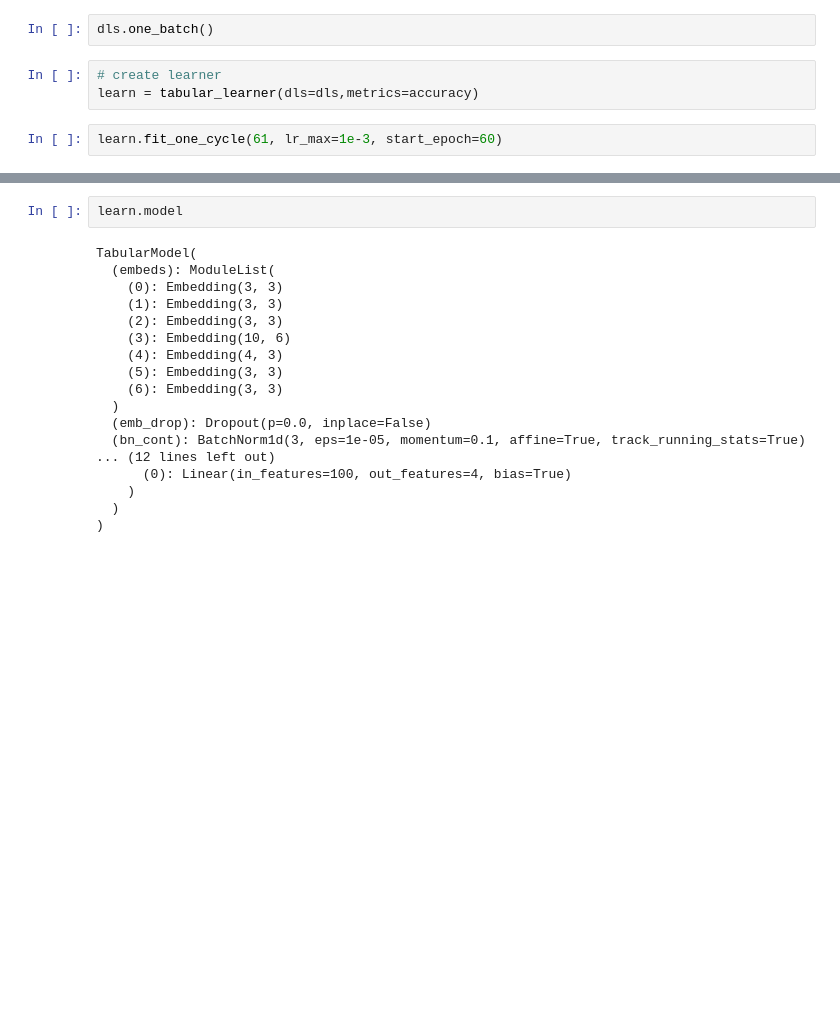
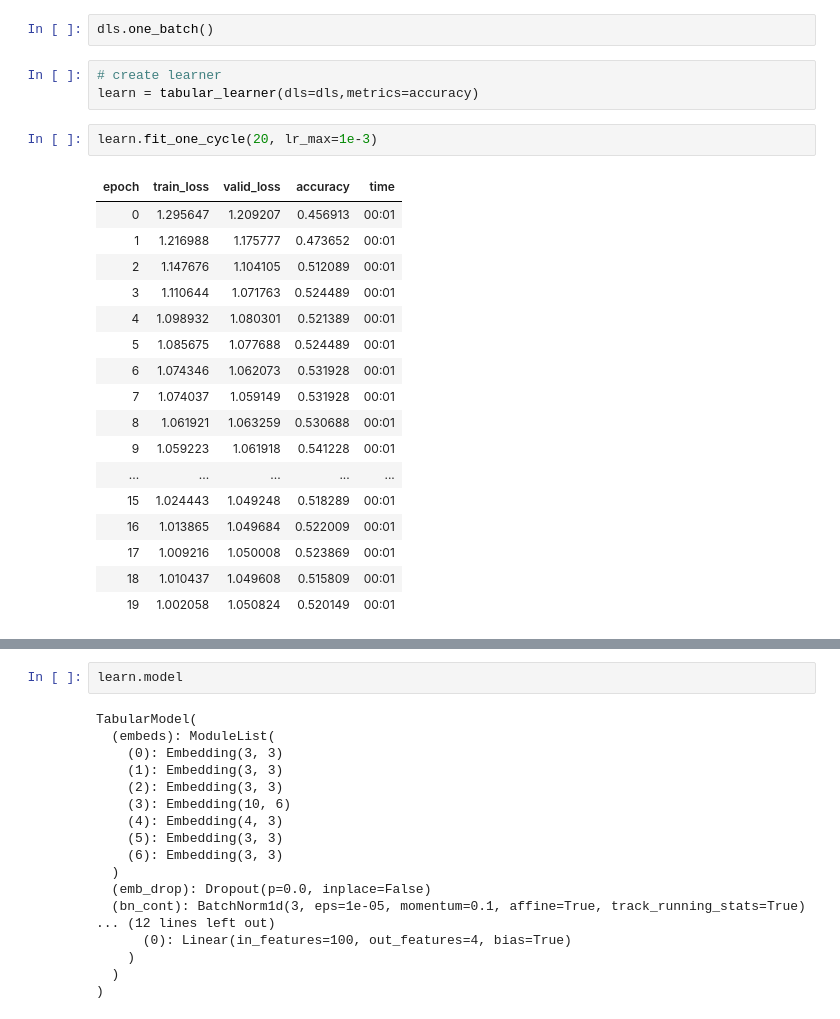
Before and after one commit to SamuelMiller413/Coding-Nomads-Deep-Learning-Miniproject-1, a Jupyter notebook: DL_Miniproject_Tabular_Data.ipynb, the cells around one changed output, grey strips where cells are left out. Saved outputs shown, nothing was run; the diff lists cells and outputs as text; blank space fills up the shorter version.

```diff
--- a/DL_Miniproject_Tabular_Data.ipynb
+++ b/DL_Miniproject_Tabular_Data.ipynb
@@ -862,6 +1273,24 @@ dls.one_batch()
 # create learner
 learn = tabular_learner(dls=dls,metrics=accuracy)
 # %%
-learn.fit_one_cycle(61, lr_max=1e-3, start_epoch=60)
+learn.fit_one_cycle(20, lr_max=1e-3)
+# %% [output]
+| epoch | train_loss | valid_loss | accuracy | time |
+| 0 | 1.295647 | 1.209207 | 0.456913 | 00:01 |
+| 1 | 1.216988 | 1.175777 | 0.473652 | 00:01 |
+| 2 | 1.147676 | 1.104105 | 0.512089 | 00:01 |
+| 3 | 1.110644 | 1.071763 | 0.524489 | 00:01 |
+| 4 | 1.098932 | 1.080301 | 0.521389 | 00:01 |
+| 5 | 1.085675 | 1.077688 | 0.524489 | 00:01 |
+| 6 | 1.074346 | 1.062073 | 0.531928 | 00:01 |
+| 7 | 1.074037 | 1.059149 | 0.531928 | 00:01 |
+| 8 | 1.061921 | 1.063259 | 0.530688 | 00:01 |
+| 9 | 1.059223 | 1.061918 | 0.541228 | 00:01 |
+| ... | ... | ... | ... | ... |
+| 15 | 1.024443 | 1.049248 | 0.518289 | 00:01 |
+| 16 | 1.013865 | 1.049684 | 0.522009 | 00:01 |
+| 17 | 1.009216 | 1.050008 | 0.523869 | 00:01 |
+| 18 | 1.010437 | 1.049608 | 0.515809 | 00:01 |
+| 19 | 1.002058 | 1.050824 | 0.520149 | 00:01 |
 # %%
 learn.recorder.plot_loss()
```
Also changed, not shown: parts of 64 cells of this notebook.
